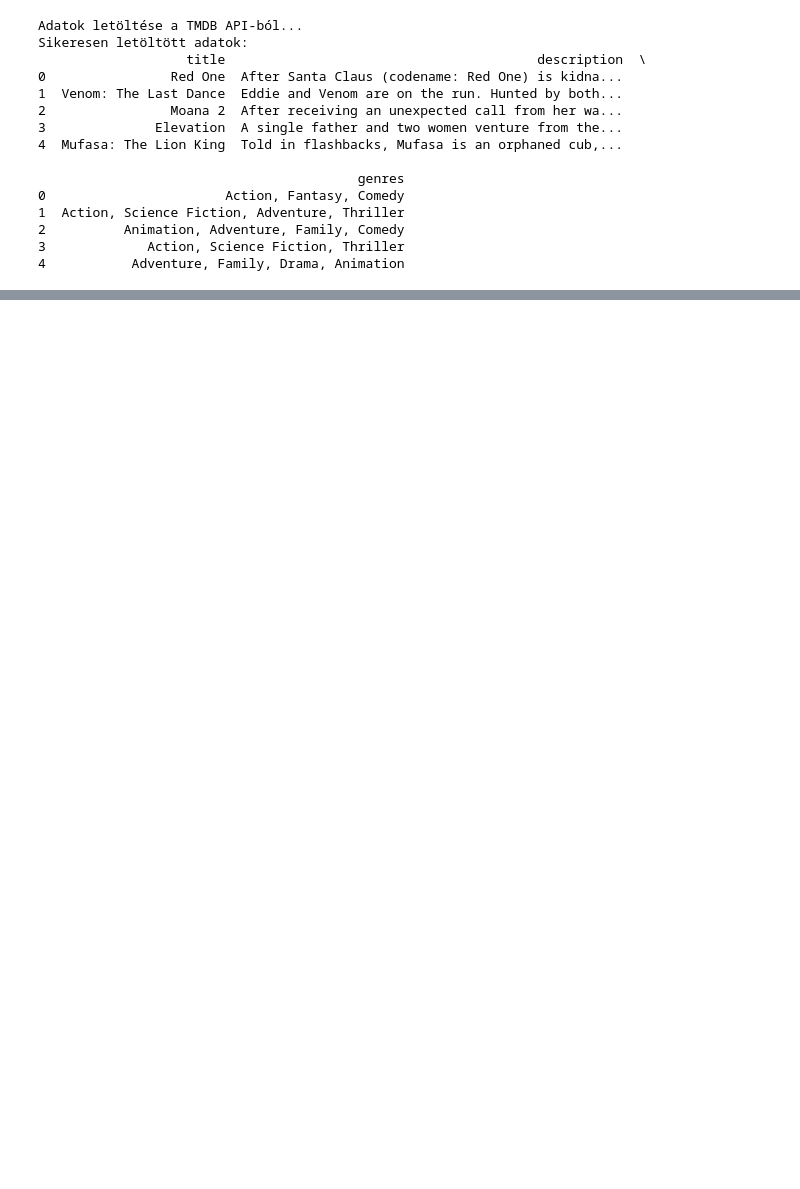
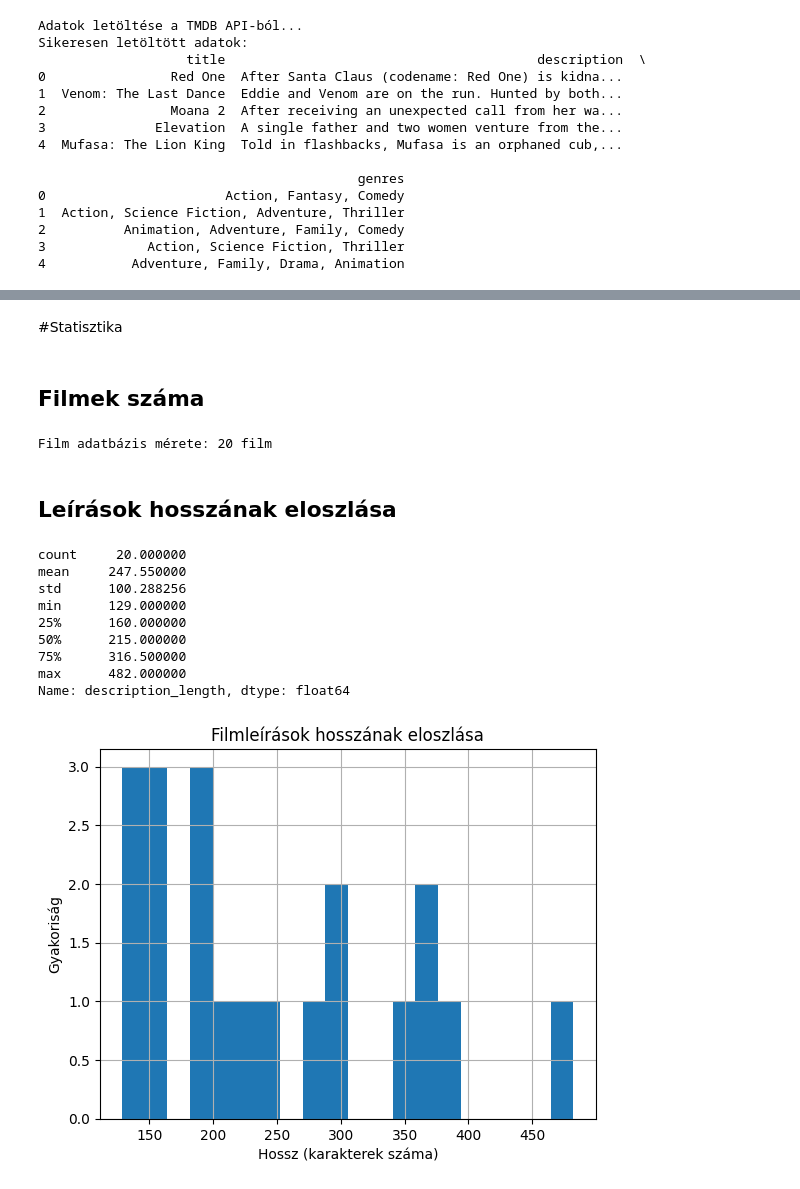
Before and after one commit to annasuranyi/NLP_Projekt, a Jupyter notebook: NLP_Projekt.ipynb, the cells around one changed output, grey strips where cells are left out. Cells and saved outputs as stored; diff of their text form; code cells hidden in the pictures; blank space fills up the shorter version.

```diff
--- a/NLP_Projekt.ipynb
+++ b/NLP_Projekt.ipynb
@@ -92,6 +92,6 @@ def fetch_genres(genre_ids, api_key):
 # %%
 print("Adatok letöltése a TMDB API-ból...")
-df = fetch_movies(API_KEY, num_movies=20)
+df = fetch_movies(API_KEY, num_movies=200)
 print("Sikeresen letöltött adatok:")
 print(df.head())
 # %% [output]
@@ -177,0 +188,32 @@ Elérhető filmek:
+# %% [markdown]
+#Statisztika
+# %% [markdown]
+## Filmek száma
+# %%
+print(f"Film adatbázis mérete: {len(df)} film")
+# %% [output]
+Film adatbázis mérete: 20 film
+# %% [markdown]
+## Leírások hosszának eloszlása
+# %%
+df['description_length'] = df['description'].apply(len)
+print(df['description_length'].describe())
+
+# Histogram a hosszok eloszlásáról
+import matplotlib.pyplot as plt
+df['description_length'].hist(bins=20)
+plt.title("Filmleírások hosszának eloszlása")
+plt.xlabel("Hossz (karakterek száma)")
+plt.ylabel("Gyakoriság")
+plt.show()
+# %% [output]
+count     20.000000
+mean     247.550000
+std      100.288256
+min      129.000000
+25%      160.000000
+50%      215.000000
+75%      316.500000
+max      482.000000
+Name: description_length, dtype: float64
+[figure, added]
```
Also changed, not shown: parts of 18 cells of this notebook.
